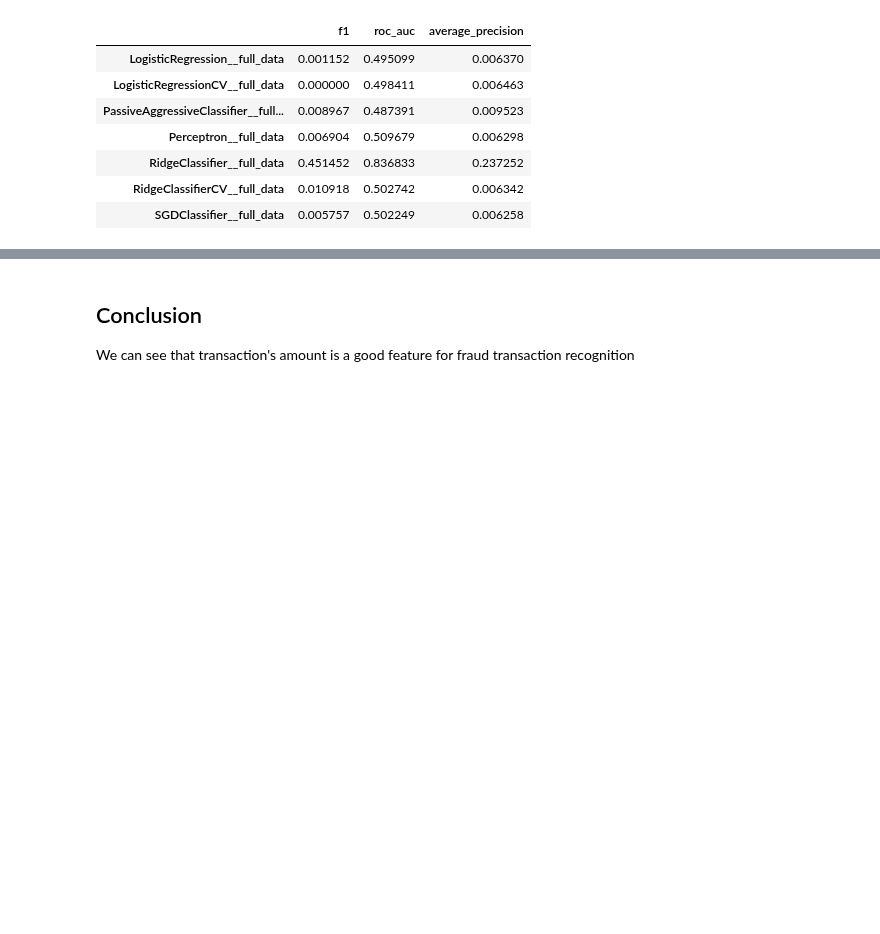
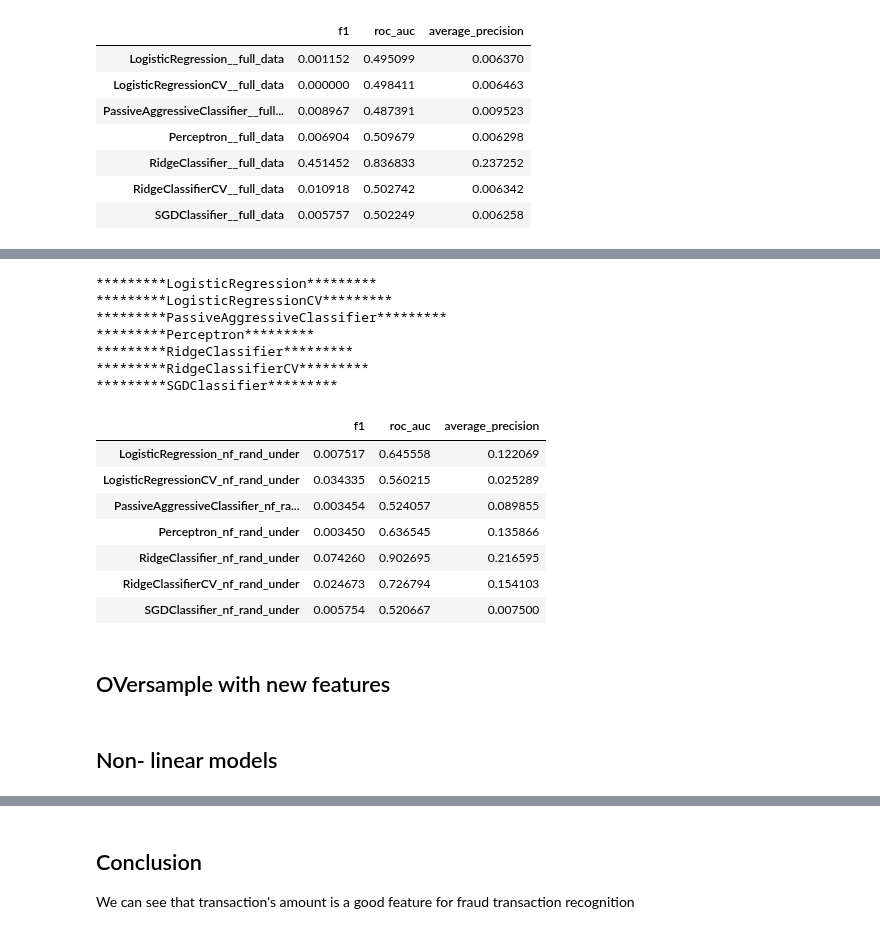
Before and after one commit to sashaaKr/master-of-science, a Jupyter notebook: semester_2/Advanced_Topics_in_Machine_Learning/assignment_2/Advanced Machine Learning_sasha - HW #2.ipynb, the cells around one changed output, grey strips where cells are left out. Cells and saved outputs as stored; diff of their text form; code cells hidden in the pictures; blank space fills up the shorter version.

Commit message:
run regressors on small sample with and without new features

```diff
--- a/semester_2/Advanced_Topics_in_Machine_Learning/assignment_2/Advanced Machine Learning_sasha - HW #2.ipynb
+++ b/semester_2/Advanced_Topics_in_Machine_Learning/assignment_2/Advanced Machine Learning_sasha - HW #2.ipynb
@@ -994,0 +997,6 @@ rand_sample_scores_df
+# %%
+columns_to_drop = ['Unnamed: 0', "trans_date_trans_time", "merchant", "first", "last", "street", "city", "lat", "long", "job", "dob", "trans_num", "merch_lat", "merch_long"]
+X_nf_train_full = dummied_nf_full_train_df.copy()
+X_nf_train_full = drop_columns(X_nf_train_full, columns_to_drop)
+Y_nf_train_full = X_nf_train_full['is_fraud']
+del X_nf_train_full['is_fraud']
@@ -994,0 +1023,44 @@ rand_sample_scores_df
+# %%
+rand_sample_scores_df = pd.DataFrame(dtype=float)
+regressors = [
+    LogisticRegression,
+    LogisticRegressionCV,
+    PassiveAggressiveClassifier,
+    Perceptron,
+    RidgeClassifier,
+    RidgeClassifierCV,
+    SGDClassifier
+]
+for regressor in regressors:
+    name = regressor.__name__
+    print('*********' + name + '*********')
+    undersample_pipe = make_imb_pipeline(RandomUnderSampler(), regressor())
+    full_scores = cross_validate(
+        undersample_pipe,
+        X_nf_train_full,
+        Y_nf_train_full,
+        cv=10,
+        scoring=('roc_auc', 'average_precision', 'f1'),
+        n_jobs = -1
+    )
+    add_score(rand_sample_scores_df, full_scores, regressor.__name__, "nf_rand_under")
+
+rand_sample_scores_df
+# %% [output]
+*********LogisticRegression*********
+*********LogisticRegressionCV*********
+*********PassiveAggressiveClassifier*********
+*********Perceptron*********
+*********RidgeClassifier*********
+*********RidgeClassifierCV*********
+*********SGDClassifier*********
+|  | f1 | roc_auc | average_precision |
+| LogisticRegression_nf_rand_under | 0.007517 | 0.645558 | 0.122069 |
+| LogisticRegressionCV_nf_rand_under | 0.034335 | 0.560215 | 0.025289 |
+| PassiveAggressiveClassifier_nf_ra... | 0.003454 | 0.524057 | 0.089855 |
+| Perceptron_nf_rand_under | 0.003450 | 0.636545 | 0.135866 |
+| RidgeClassifier_nf_rand_under | 0.074260 | 0.902695 | 0.216595 |
+| RidgeClassifierCV_nf_rand_under | 0.024673 | 0.726794 | 0.154103 |
+| SGDClassifier_nf_rand_under | 0.005754 | 0.520667 | 0.007500 |
+# %% [markdown]
+## OVersample with new features
@@ -994,0 +1083,2 @@ rand_sample_scores_df
+# %% [markdown]
+## Non- linear models
```
Also changed, not shown: parts of 14 cells of this notebook.
